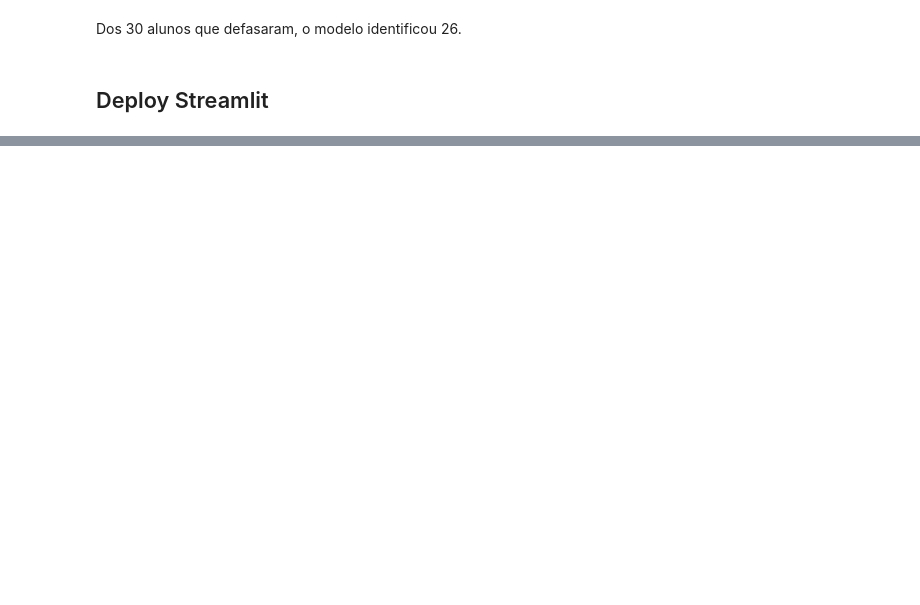
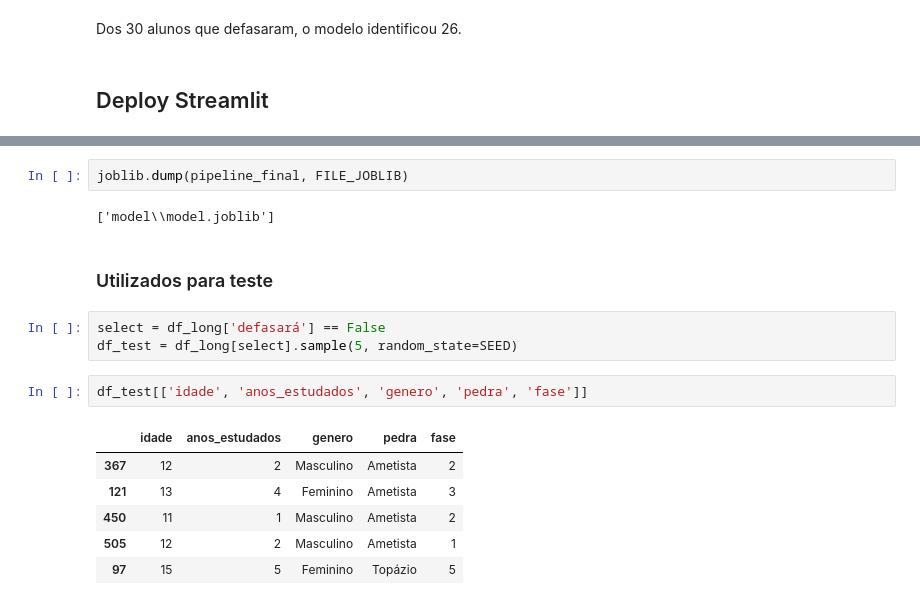
Before and after one commit to victoria-menezes/fiap-data-analytics-DATATHON, a Jupyter notebook: notebook.ipynb, the cells around one changed output, grey strips where cells are left out. Saved outputs shown, nothing was run; the diff lists cells and outputs as text; blank space fills up the shorter version.

```diff
--- a/notebook.ipynb
+++ b/notebook.ipynb
@@ -3151,0 +3159,18 @@ Dos 30 alunos que defasaram, o modelo identificou 26.
+# %%
+joblib.dump(pipeline_final, FILE_JOBLIB)
+# %% [output]
+['model\\model.joblib']
+# %% [markdown]
+### Utilizados para teste
+# %%
+select = df_long['defasará'] == False
+df_test = df_long[select].sample(5, random_state=SEED)
+# %%
+df_test[['idade', 'anos_estudados', 'genero', 'pedra', 'fase']]
+# %% [output]
+|  | idade | anos_estudados | genero | pedra | fase |
+| 367 | 12 | 2 | Masculino | Ametista | 2 |
+| 121 | 13 | 4 | Feminino | Ametista | 3 |
+| 450 | 11 | 1 | Masculino | Ametista | 2 |
+| 505 | 12 | 2 | Masculino | Ametista | 1 |
+| 97 | 15 | 5 | Feminino | Topázio | 5 |
```
Also changed, not shown: parts of 29 cells of this notebook, 6 other files.
